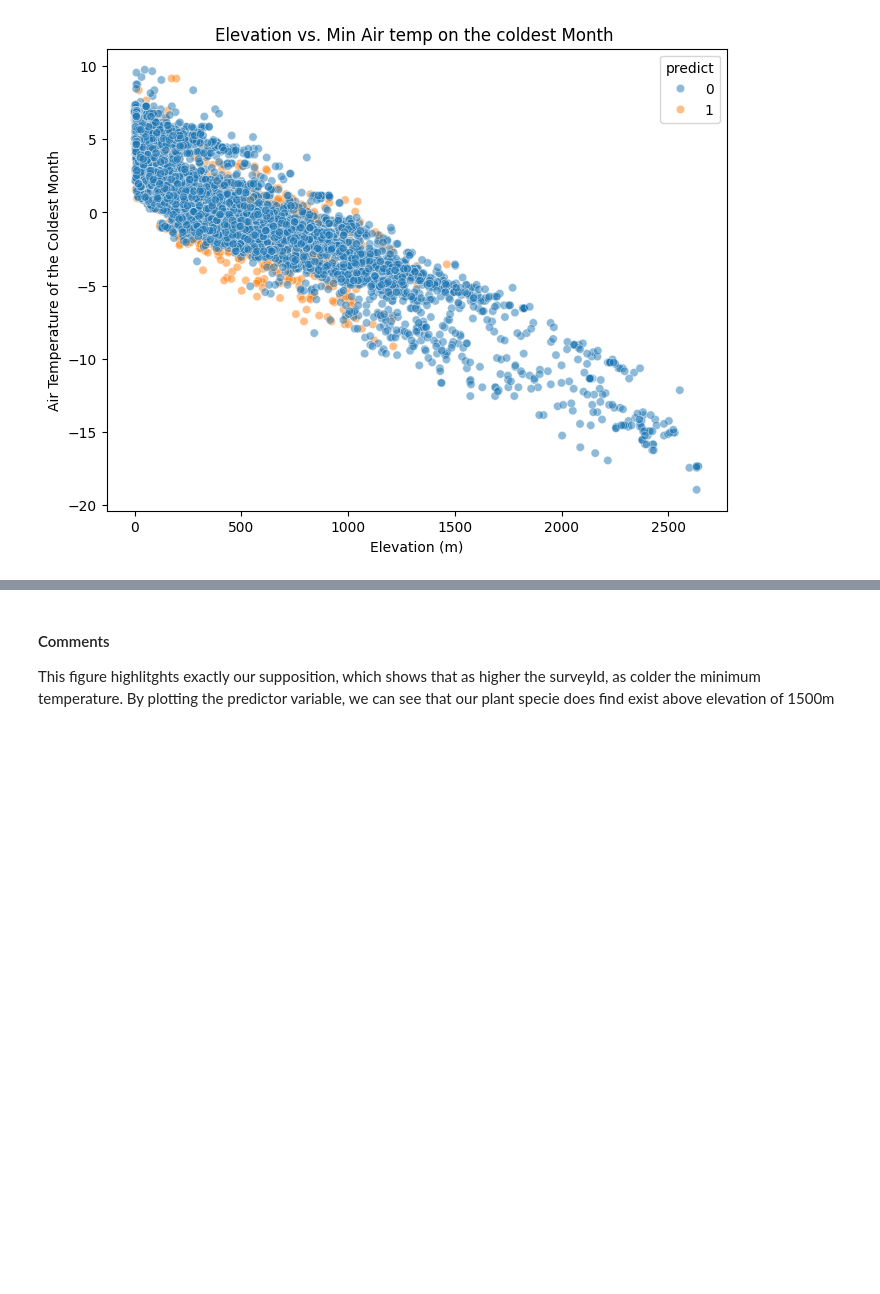
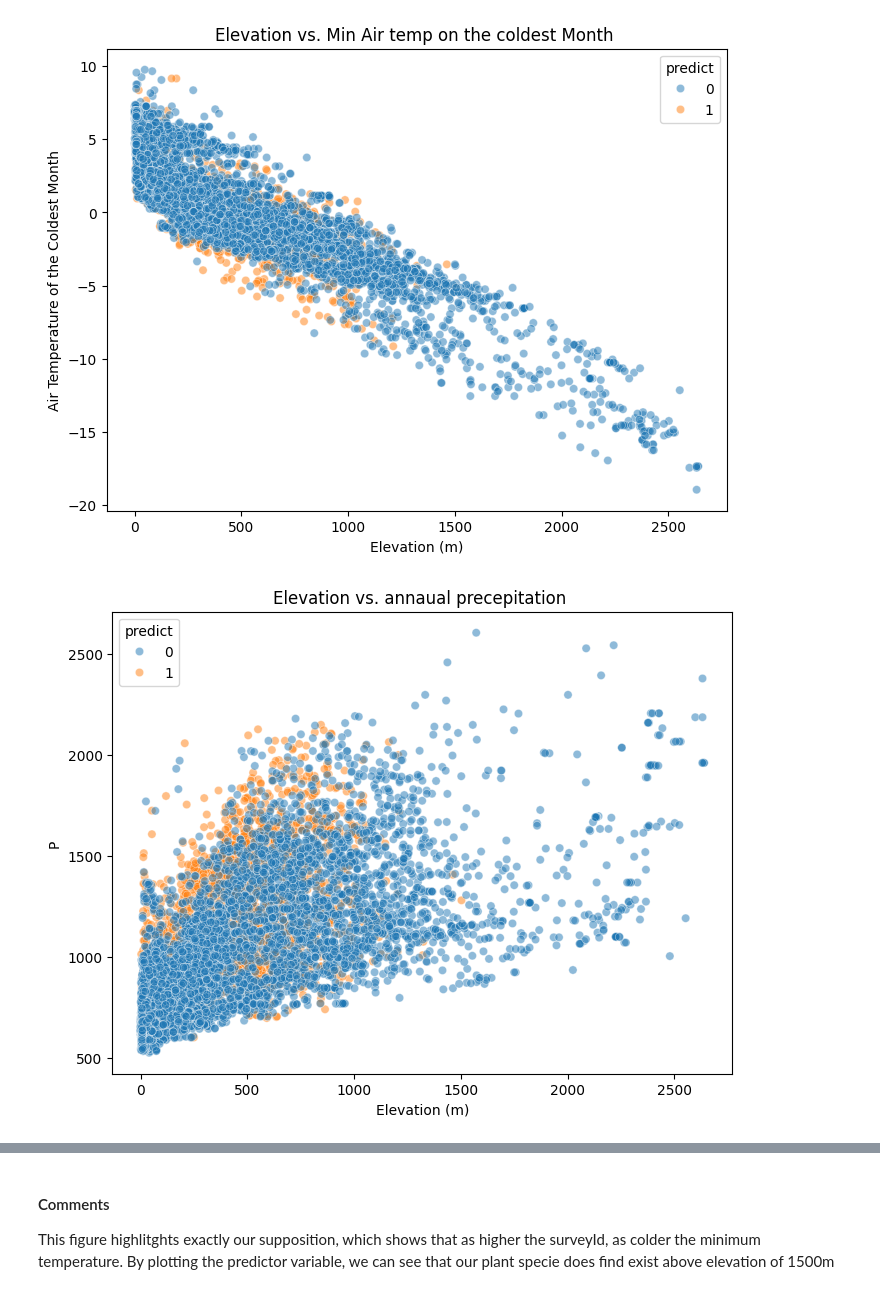
Before and after one commit to emanuel-gf/PlantNet-Species-ML-Project, a Jupyter notebook: milestone_1_emanuel.ipynb, the cells around one changed output, grey strips where cells are left out. Cells and saved outputs as stored; diff of their text form; code cells hidden in the pictures; blank space fills up the shorter version.

```diff
--- a/milestone_1_emanuel.ipynb
+++ b/milestone_1_emanuel.ipynb
@@ -451,3 +453,22 @@ plt.ylabel('Air Temperature of the Coldest Month')
 plt.show()
 # %% [output]
 [figure]
+# %%
+## concat with the predictor variable
+X_ = pd.concat([
+    X,
+    df[["predict"]]
+],
+          axis=1)
+plt.figure(figsize=(8,6))
+sns.scatterplot(y='average_Bio12',
+                x='elevation_Elevation',
+                hue= 'predict',
+                data=X_,
+                alpha=0.5)
+plt.title('Elevation vs. annaual precepitation ')
+plt.xlabel('Elevation (m)')
+plt.ylabel('P')
+plt.show()
+# %% [output]
+[figure, added]
```
Also changed, not shown: parts of 22 cells of this notebook, 1 other file.
